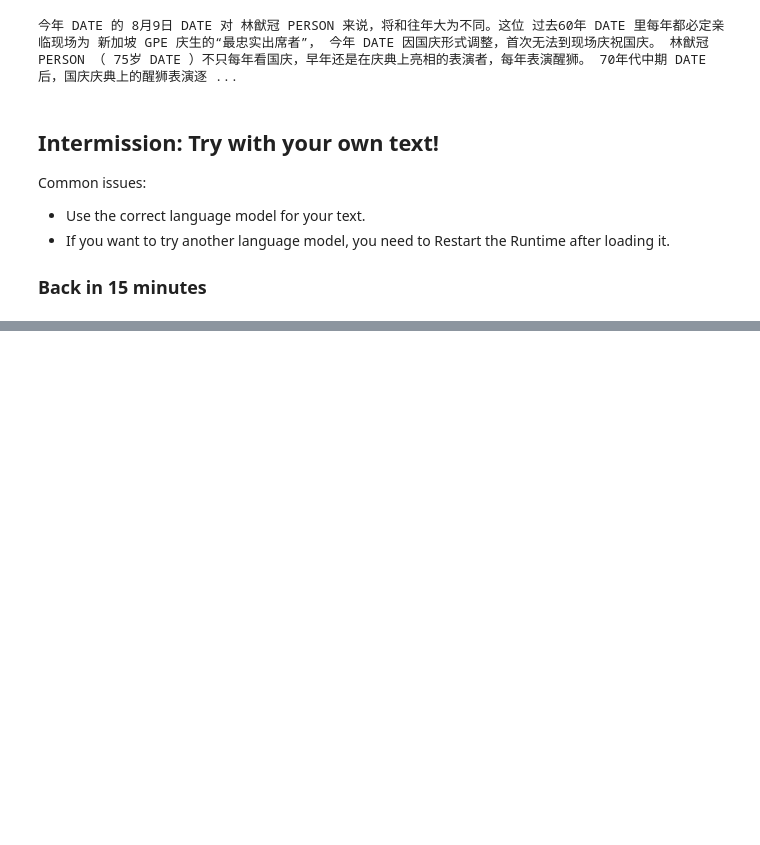
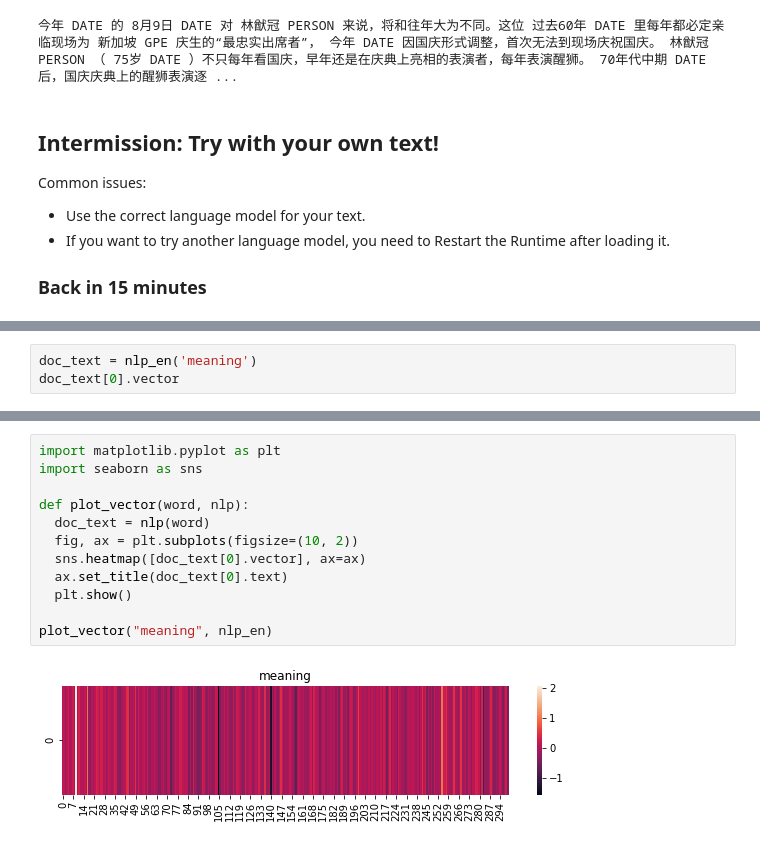
Before and after one commit to lisaong/stackup-workshops, a Jupyter notebook: text-similarity/text_processing101.ipynb, the cells around one changed output, grey strips where cells are left out. Drawn from its saved outputs; the diff is of its cells as text; blank space fills up the shorter version.

Commit message:
word vector display

```diff
--- a/text-similarity/text_processing101.ipynb
+++ b/text-similarity/text_processing101.ipynb
@@ -485,0 +504,3 @@ Common issues:
+# %%
+doc_text = nlp_en('meaning')
+doc_text[0].vector
@@ -485,0 +525,14 @@ Common issues:
+# %%
+import matplotlib.pyplot as plt
+import seaborn as sns
+
+def plot_vector(word, nlp):
+  doc_text = nlp(word)
+  fig, ax = plt.subplots(figsize=(10, 2))
+  sns.heatmap([doc_text[0].vector], ax=ax)
+  ax.set_title(doc_text[0].text)
+  plt.show()
+
+plot_vector("meaning", nlp_en)
+# %% [output]
+[figure, added]
```
Also changed, not shown: parts of 7 cells of this notebook.
